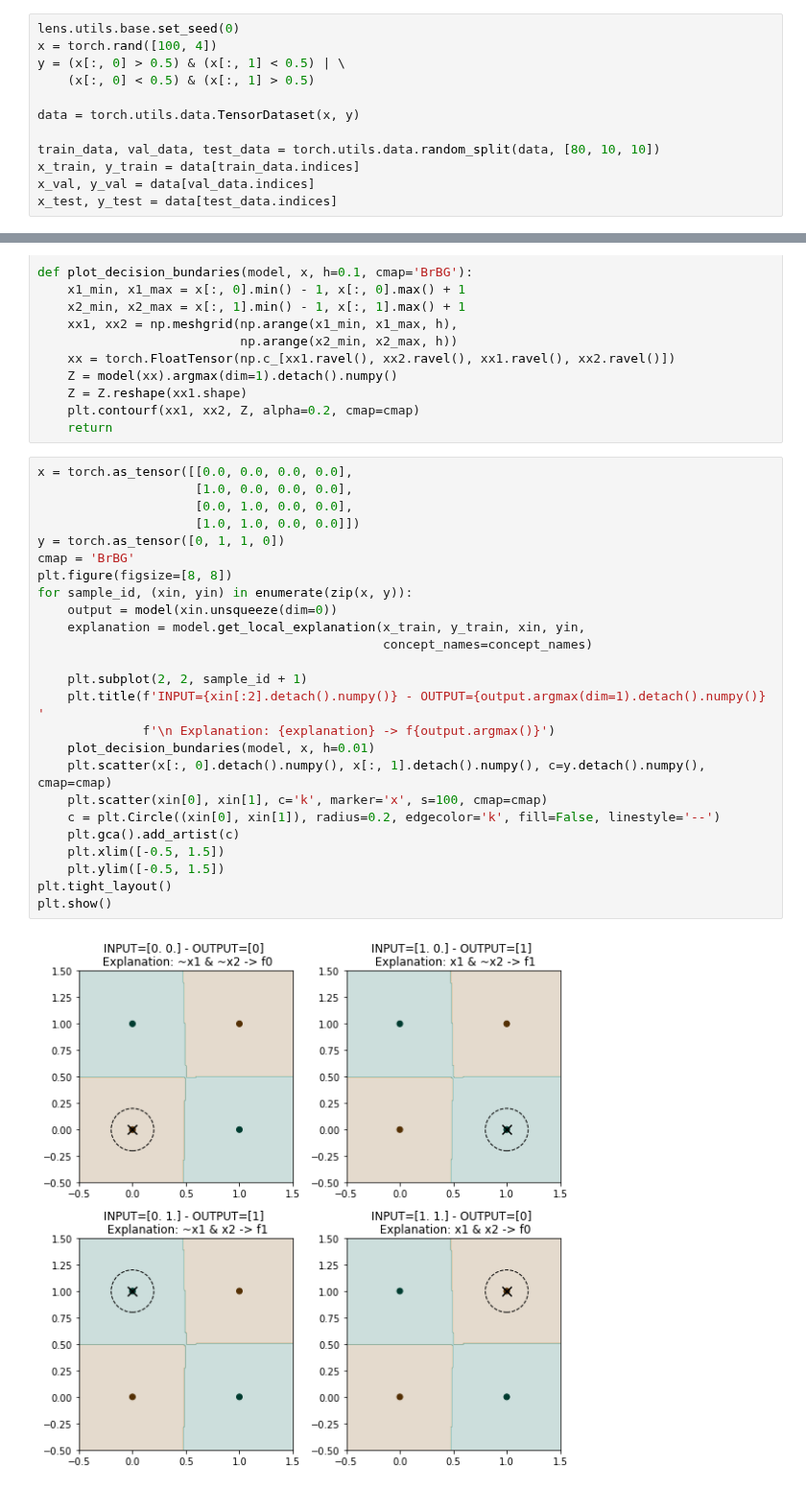
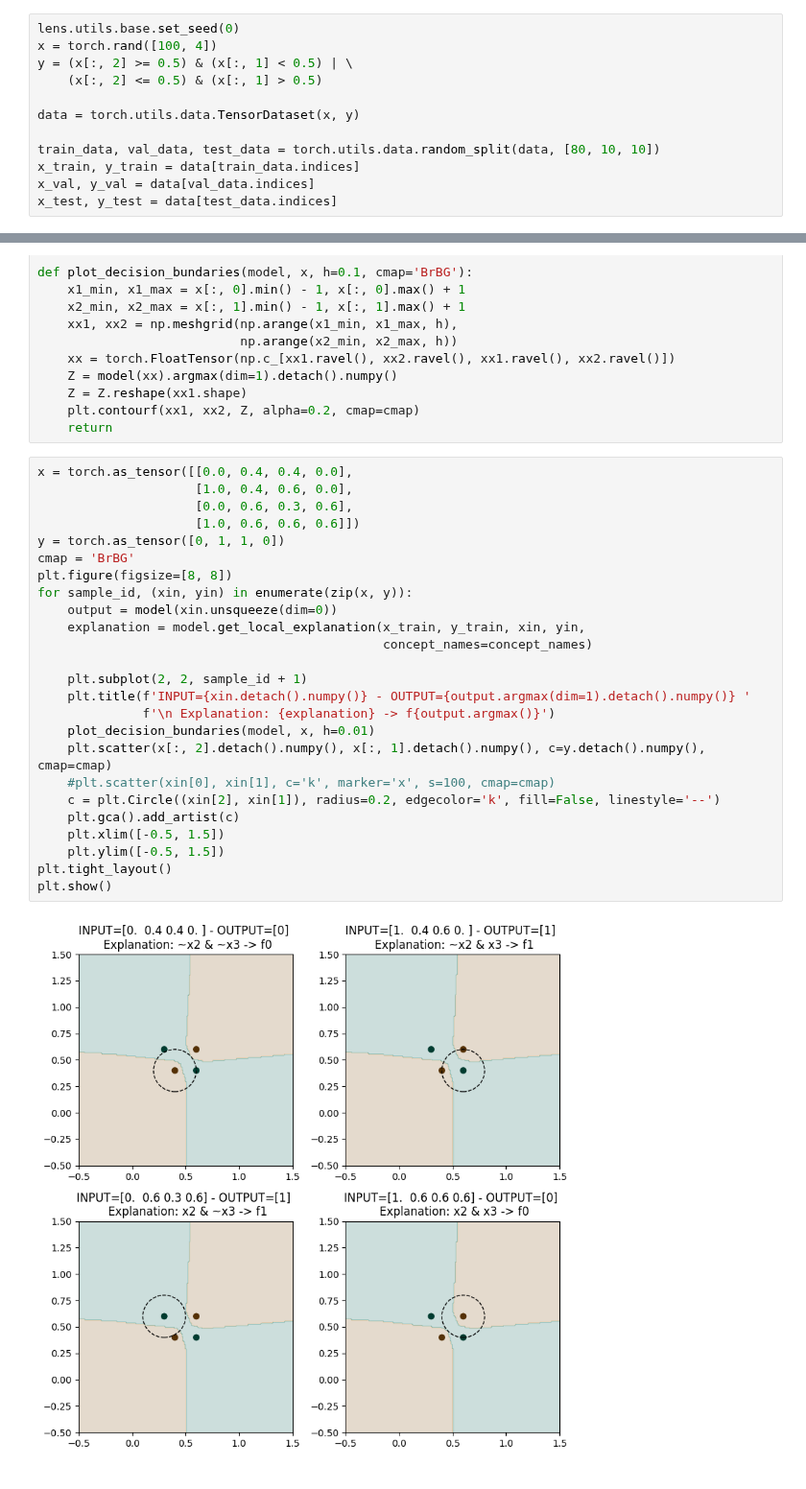
Before and after one commit to aslakbfj/Master, a Jupyter notebook: logic_explained_networks/examples/xor_example.ipynb, the cells around one changed output, grey strips where cells are left out. Shown at 96% size. Drawn from its saved outputs; the diff is of its cells as text.

```diff
--- a/logic_explained_networks/examples/xor_example.ipynb
+++ b/logic_explained_networks/examples/xor_example.ipynb
@@ -11,8 +11,8 @@ Let's create a XOR-like datasets with 2 redundant features (the 3rd and 4th).
 # %%
 lens.utils.base.set_seed(0)
 x = torch.rand([100, 4])
-y = (x[:, 0] > 0.5) & (x[:, 1] < 0.5) | \
-    (x[:, 0] < 0.5) & (x[:, 1] > 0.5)
+y = (x[:, 2] >= 0.5) & (x[:, 1] < 0.5) | \
+    (x[:, 2] <= 0.5) & (x[:, 1] > 0.5)
 
 data = torch.utils.data.TensorDataset(x, y)
 
@@ -88,29 +103,29 @@ def plot_decision_bundaries(model, x, h=0.1, cmap='BrBG'):
     plt.contourf(xx1, xx2, Z, alpha=0.2, cmap=cmap)
     return
 # %%
-x = torch.as_tensor([[0.0, 0.0, 0.0, 0.0],
-                     [1.0, 0.0, 0.0, 0.0],
-                     [0.0, 1.0, 0.0, 0.0],
-                     [1.0, 1.0, 0.0, 0.0]])
+x = torch.as_tensor([[0.0, 0.4, 0.4, 0.0],
+                     [1.0, 0.4, 0.6, 0.0],
+                     [0.0, 0.6, 0.3, 0.6],
+                     [1.0, 0.6, 0.6, 0.6]])
 y = torch.as_tensor([0, 1, 1, 0])
 cmap = 'BrBG'
 plt.figure(figsize=[8, 8])
 for sample_id, (xin, yin) in enumerate(zip(x, y)):
     output = model(xin.unsqueeze(dim=0))
     explanation = model.get_local_explanation(x_train, y_train, xin, yin,
                                               concept_names=concept_names)
 
     plt.subplot(2, 2, sample_id + 1)
-    plt.title(f'INPUT={xin[:2].detach().numpy()} - OUTPUT={output.argmax(dim=1).detach().numpy()} '
+    plt.title(f'INPUT={xin.detach().numpy()} - OUTPUT={output.argmax(dim=1).detach().numpy()} '
               f'\n Explanation: {explanation} -> f{output.argmax()}')
     plot_decision_bundaries(model, x, h=0.01)
-    plt.scatter(x[:, 0].detach().numpy(), x[:, 1].detach().numpy(), c=y.detach().numpy(), cmap=cmap)
-    plt.scatter(xin[0], xin[1], c='k', marker='x', s=100, cmap=cmap)
-    c = plt.Circle((xin[0], xin[1]), radius=0.2, edgecolor='k', fill=False, linestyle='--')
+    plt.scatter(x[:, 2].detach().numpy(), x[:, 1].detach().numpy(), c=y.detach().numpy(), cmap=cmap)
+    #plt.scatter(xin[0], xin[1], c='k', marker='x', s=100, cmap=cmap)
+    c = plt.Circle((xin[2], xin[1]), radius=0.2, edgecolor='k', fill=False, linestyle='--')
     plt.gca().add_artist(c)
     plt.xlim([-0.5, 1.5])
     plt.ylim([-0.5, 1.5])
 plt.tight_layout()
 plt.show()
 # %% [output]
-[figure, old version]
+[figure, new version]
```
Also changed, not shown: parts of 6 cells of this notebook, 18 other files.
